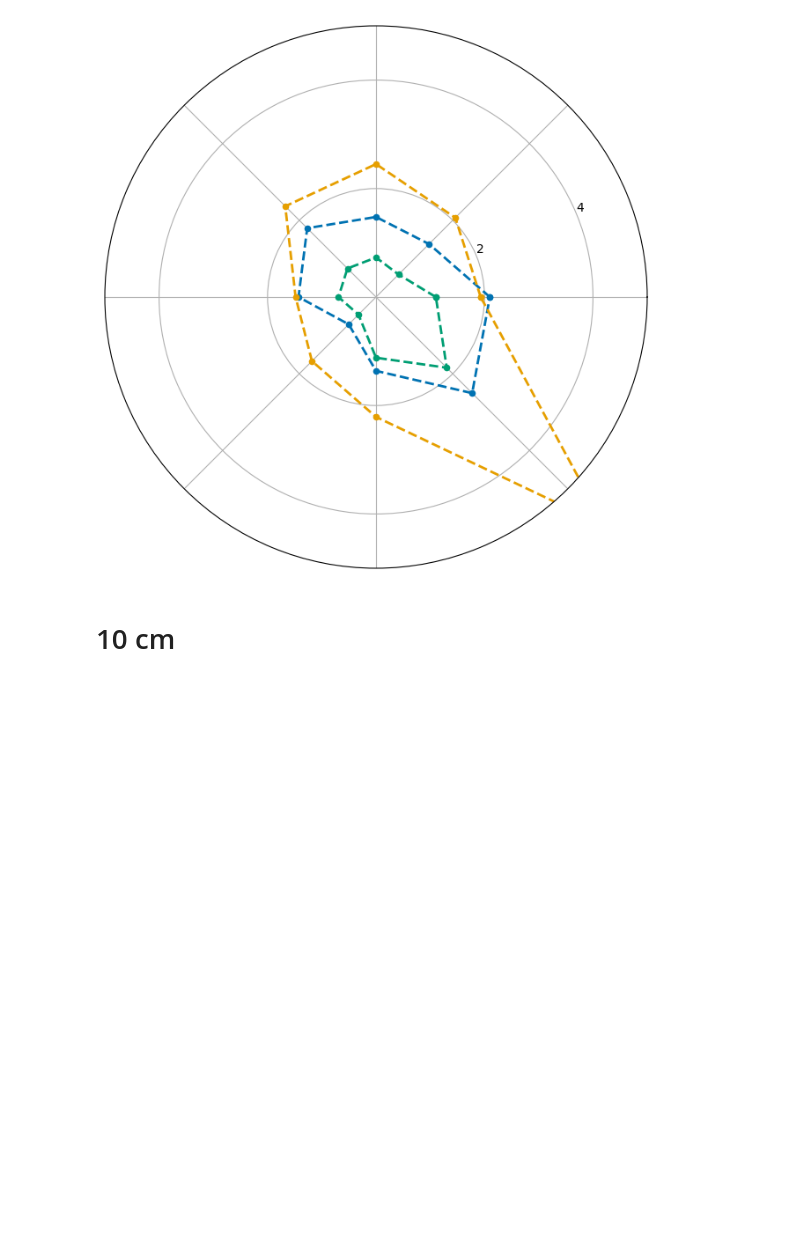
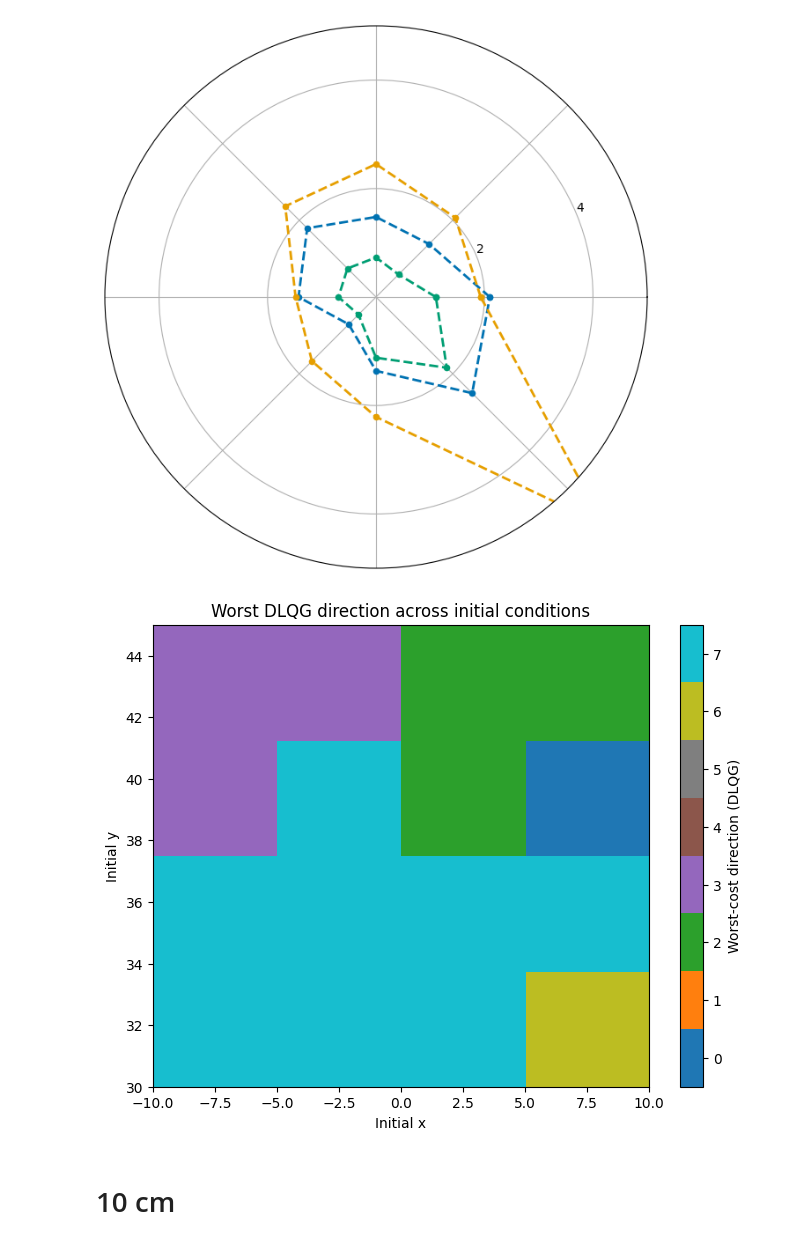
Before and after one commit to AlexandreThy/PhD, a Jupyter notebook: CurrentParts/PaperPlot.ipynb, the cells around one changed output. Drawn from its saved outputs; the diff is of its cells as text; code cells hidden in the pictures; blank space fills up the shorter version.

```diff
--- a/CurrentParts/PaperPlot.ipynb
+++ b/CurrentParts/PaperPlot.ipynb
@@ -332,7 +332,7 @@ plt.show()
 import numpy as np
 import matplotlib.pyplot as plt
 
-NUM_SIM = 100
+NUM_SIM = 1
 MovementTime = 0.4
 NumIteration = 40
 
@@ -375,35 +375,39 @@ for ix, x0 in enumerate(x_vals):
                     plot=False,
                     Delay=0.06,
                     Activate_Noise=NOISE,
                     motornoise_variance=5e-4
                 )
 
                 costs[sim] = Cost_function(z.T, uDLQG, tg=tg)
 
             mean_costs[d] = np.mean(costs)
 
         # direction with WORST cost
         direction_map[ix, iy] = np.argmax(mean_costs)
 fig, ax = plt.subplots(figsize=(8, 6))
 
 cmap = plt.cm.get_cmap("tab10", 8)
 
 im = ax.imshow(
     direction_map.T,
     origin="lower",
     extent=[x_vals.min(), x_vals.max(), y_vals.min(), y_vals.max()],
     aspect="auto",
-    cmap=cmap
+    cmap=cmap,
+    vmin=-0.5,   # add these two lines
+    vmax=7.5
 )
 
 cbar = plt.colorbar(im, ticks=np.arange(8))
 cbar.set_label("Worst-cost direction (DLQG)")
 ax.set_xlabel("Initial x")
 ax.set_ylabel("Initial y")
 ax.set_title("Worst DLQG direction across initial conditions")
 
-plt.savefig("DLQG_WorstDirection_400ms.svg", dpi=300)
+plt.savefig("test.svg", dpi=300)
 plt.show()
+# %% [output]
+[figure, added]
 # %% [markdown]
 # 10 cm
 # %%
```
Also changed, not shown: 2 other files.
